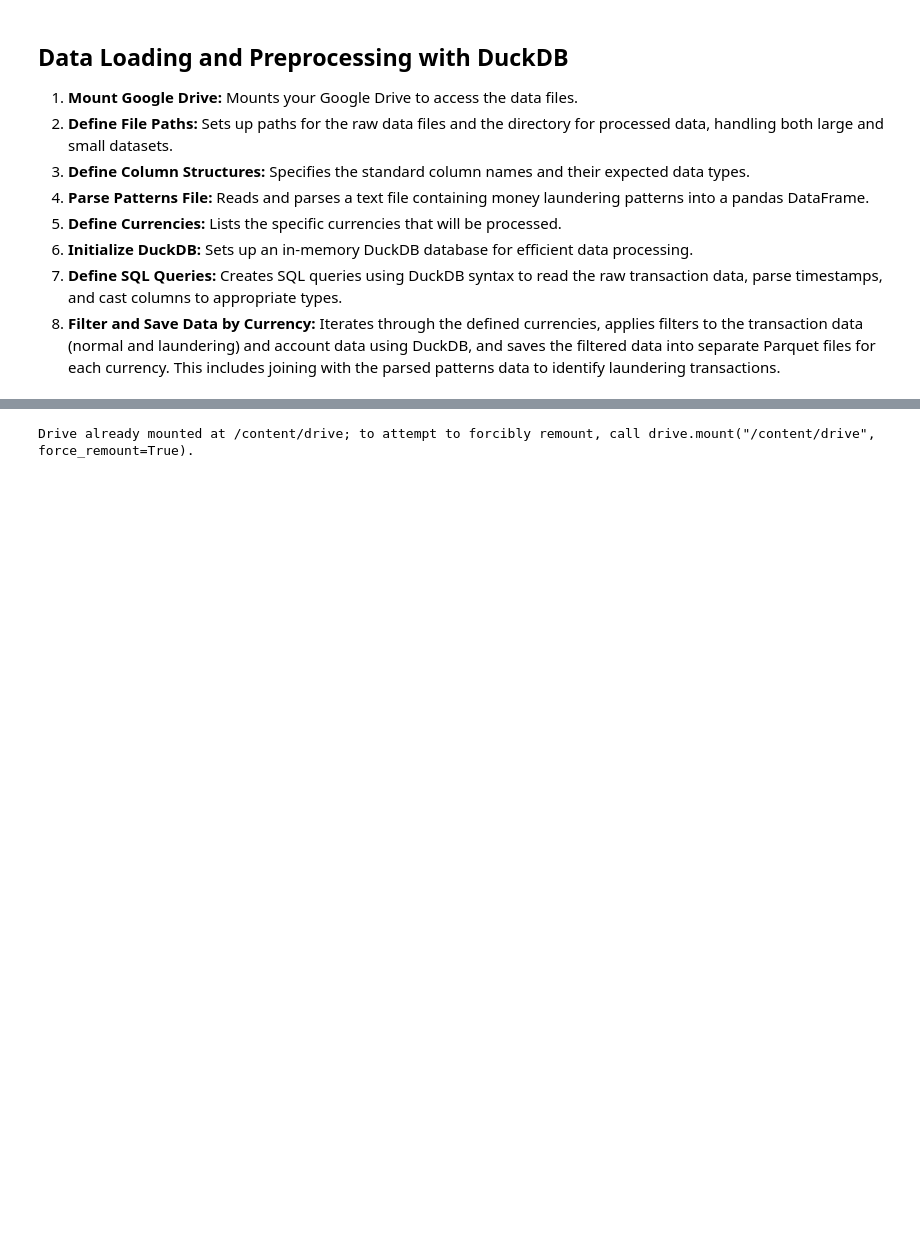
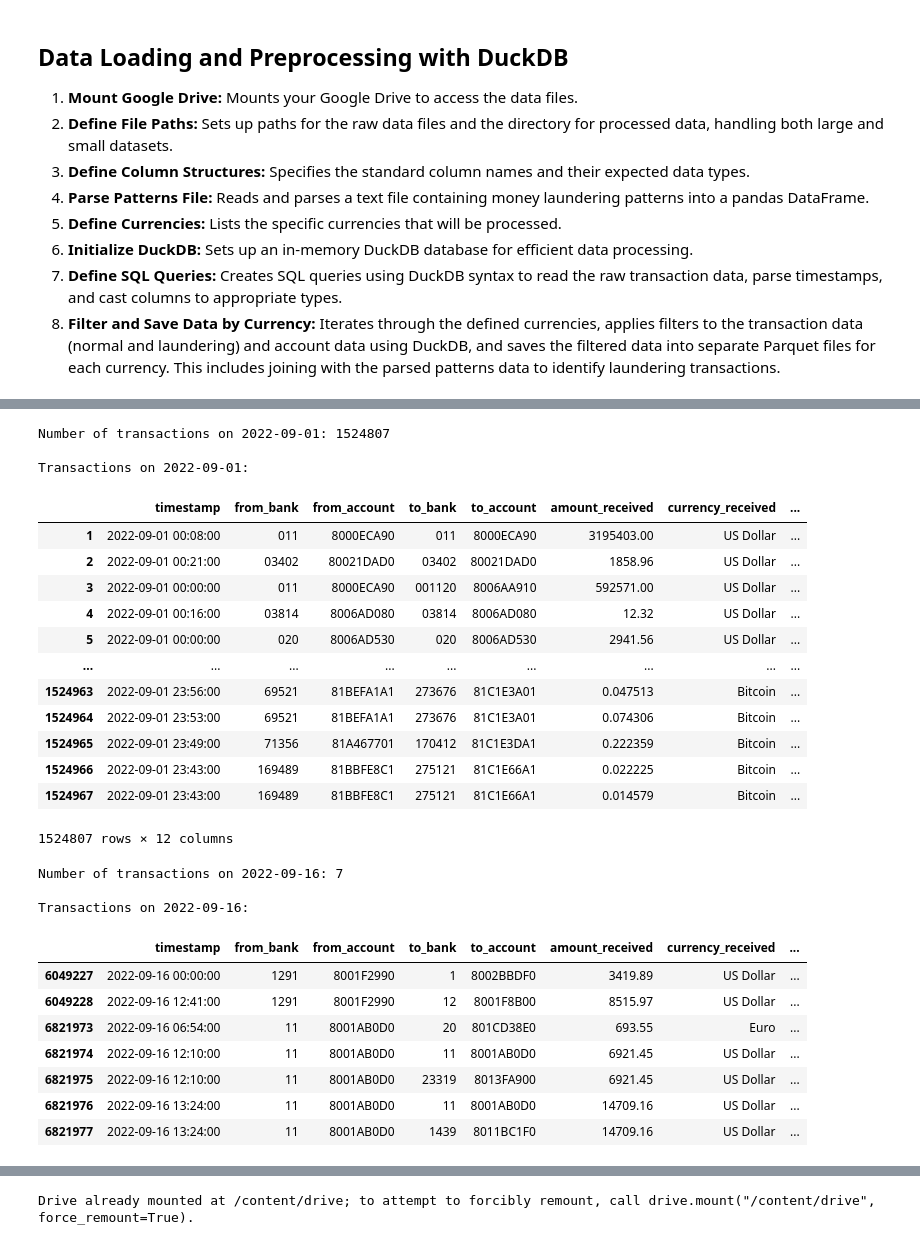
Before and after one commit to caetano-dev/PixFraudDetection, a Jupyter notebook: TCC.ipynb, the cells around one changed output, grey strips where cells are left out. Cells and saved outputs as stored; diff of their text form; code cells hidden in the pictures; blank space fills up the shorter version.

```diff
--- a/TCC.ipynb
+++ b/TCC.ipynb
@@ -362,3 +441,70 @@ Found data folder: /content/drive/MyDrive/AML
+# %%
+import pandas as pd
+import os
+
+DRIVE_DIR = '/content/drive/MyDrive/AML'
+TX_CSV = os.path.join(DRIVE_DIR, 'LI-Small_Trans.csv')
+
+raw_column_names = [
+    'timestamp', 'from_bank', 'from_account', 'to_bank', 'to_account',
+    'amount_received', 'currency_received', 'amount_sent', 'currency_sent',
+    'payment_type', 'is_laundering'
+]
+
+df = pd.read_csv(TX_CSV, header=None, names=raw_column_names)
+
+df['timestamp'] = pd.to_datetime(df['timestamp'], errors='coerce')
+
+
+df['date'] = df['timestamp'].dt.date
+
+target_date = pd.to_datetime('2022-09-01').date()
+
+transactions_on_target_date = df[df['date'] == target_date]
+
+num_transactions = len(transactions_on_target_date)
+
+print(f"Number of transactions on {target_date}: {num_transactions}")
+print(f"\nTransactions on {target_date}:")
+display(transactions_on_target_date)
+
+target_date = pd.to_datetime('2022-09-16').date()
+
+transactions_on_target_date = df[df['date'] == target_date]
+
+num_transactions = len(transactions_on_target_date)
+
+print(f"Number of transactions on {target_date}: {num_transactions}")
+print(f"\nTransactions on {target_date}:")
+display(transactions_on_target_date)
+# %% [output]
+Number of transactions on 2022-09-01: 1524807
+
+Transactions on 2022-09-01:
+|  | timestamp | from_bank | from_account | to_bank | to_account | amount_received | currency_received | ... |
+| 1 | 2022-09-01 00:08:00 | 011 | 8000ECA90 | 011 | 8000ECA90 | 3195403.00 | US Dollar | ... |
+| 2 | 2022-09-01 00:21:00 | 03402 | 80021DAD0 | 03402 | 80021DAD0 | 1858.96 | US Dollar | ... |
+| 3 | 2022-09-01 00:00:00 | 011 | 8000ECA90 | 001120 | 8006AA910 | 592571.00 | US Dollar | ... |
+| 4 | 2022-09-01 00:16:00 | 03814 | 8006AD080 | 03814 | 8006AD080 | 12.32 | US Dollar | ... |
+| 5 | 2022-09-01 00:00:00 | 020 | 8006AD530 | 020 | 8006AD530 | 2941.56 | US Dollar | ... |
+| ... | ... | ... | ... | ... | ... | ... | ... | ... |
+| 1524963 | 2022-09-01 23:56:00 | 69521 | 81BEFA1A1 | 273676 | 81C1E3A01 | 0.047513 | Bitcoin | ... |
+| 1524964 | 2022-09-01 23:53:00 | 69521 | 81BEFA1A1 | 273676 | 81C1E3A01 | 0.074306 | Bitcoin | ... |
+| 1524965 | 2022-09-01 23:49:00 | 71356 | 81A467701 | 170412 | 81C1E3DA1 | 0.222359 | Bitcoin | ... |
+| 1524966 | 2022-09-01 23:43:00 | 169489 | 81BBFE8C1 | 275121 | 81C1E66A1 | 0.022225 | Bitcoin | ... |
+| 1524967 | 2022-09-01 23:43:00 | 169489 | 81BBFE8C1 | 275121 | 81C1E66A1 | 0.014579 | Bitcoin | ... |
+1524807 rows × 12 columns
+Number of transactions on 2022-09-16: 7
+
+Transactions on 2022-09-16:
+|  | timestamp | from_bank | from_account | to_bank | to_account | amount_received | currency_received | ... |
+| 6049227 | 2022-09-16 00:00:00 | 1291 | 8001F2990 | 1 | 8002BBDF0 | 3419.89 | US Dollar | ... |
+| 6049228 | 2022-09-16 12:41:00 | 1291 | 8001F2990 | 12 | 8001F8B00 | 8515.97 | US Dollar | ... |
+| 6821973 | 2022-09-16 06:54:00 | 11 | 8001AB0D0 | 20 | 801CD38E0 | 693.55 | Euro | ... |
+| 6821974 | 2022-09-16 12:10:00 | 11 | 8001AB0D0 | 11 | 8001AB0D0 | 6921.45 | US Dollar | ... |
+| 6821975 | 2022-09-16 12:10:00 | 11 | 8001AB0D0 | 23319 | 8013FA900 | 6921.45 | US Dollar | ... |
+| 6821976 | 2022-09-16 13:24:00 | 11 | 8001AB0D0 | 11 | 8001AB0D0 | 14709.16 | US Dollar | ... |
+| 6821977 | 2022-09-16 13:24:00 | 11 | 8001AB0D0 | 1439 | 8011BC1F0 | 14709.16 | US Dollar | ... |
 # %%
 import os
 from pathlib import Path
```
Also changed, not shown: parts of 7 cells of this notebook.
